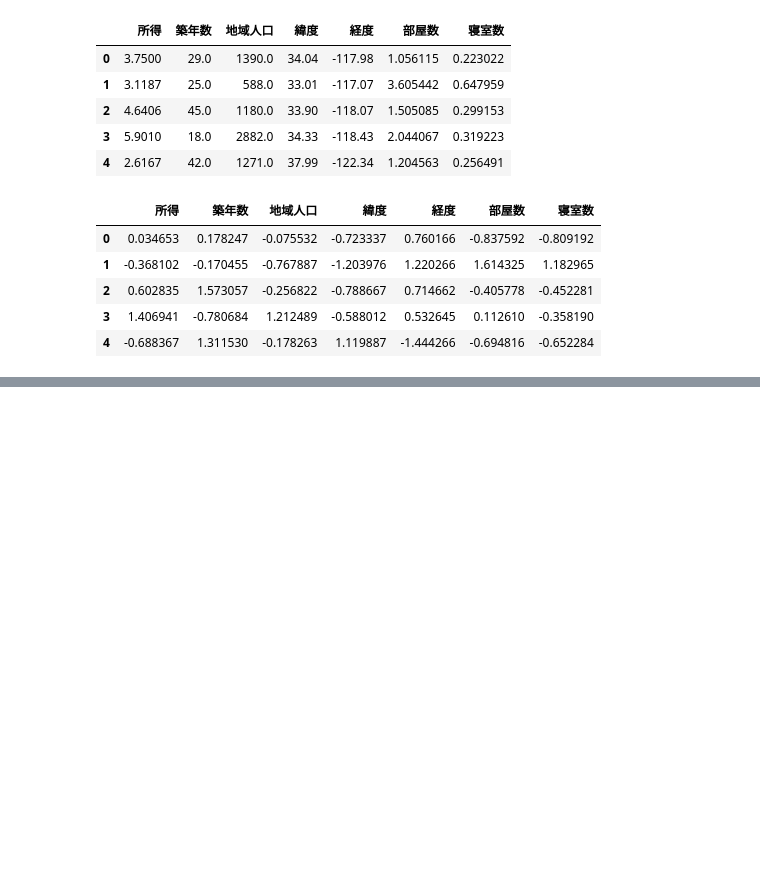
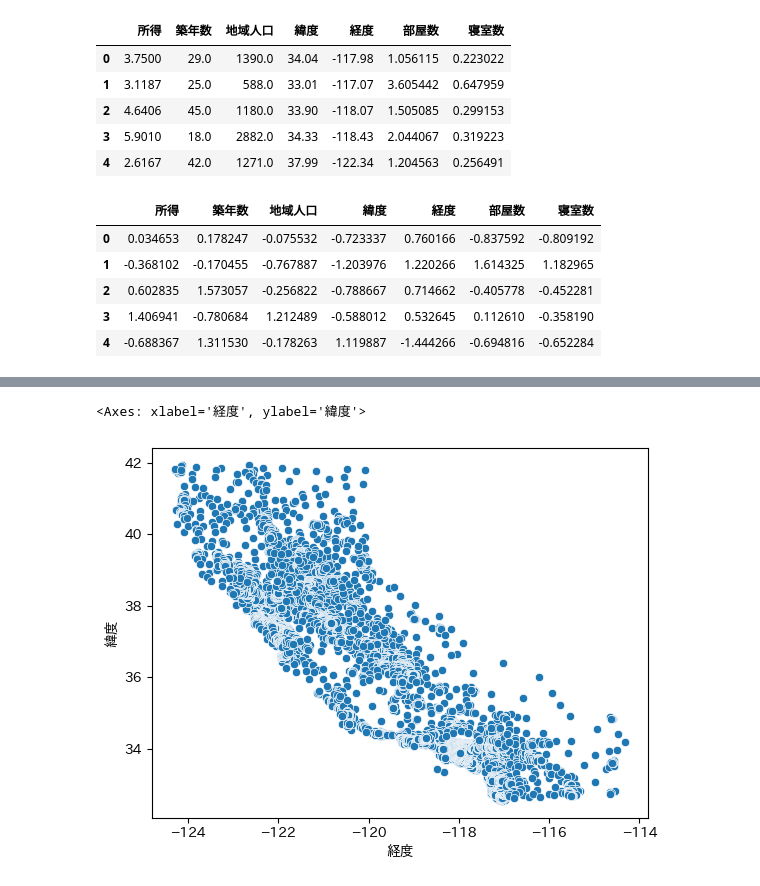
Before and after one commit to picalin/samurai_data_science, a Jupyter notebook: 11_regression2.ipynb, the cells around one changed output, grey strips where cells are left out. Saved outputs shown, nothing was run; the diff lists cells and outputs as text; code cells hidden in the pictures; blank space fills up the shorter version.

```diff
--- a/11_regression2.ipynb
+++ b/11_regression2.ipynb
@@ -80,0 +189,6 @@ X_test_scaled  = scaler.transform(X_test)
+# %%
+#緯度と経度のペアを散布図で比較
+sns.scatterplot(x='経度', y='緯度', data=df)
+# %% [output]
+<Axes: xlabel='経度', ylabel='緯度'>
+[figure, added]
```
Also changed, not shown: parts of 32 cells of this notebook.
